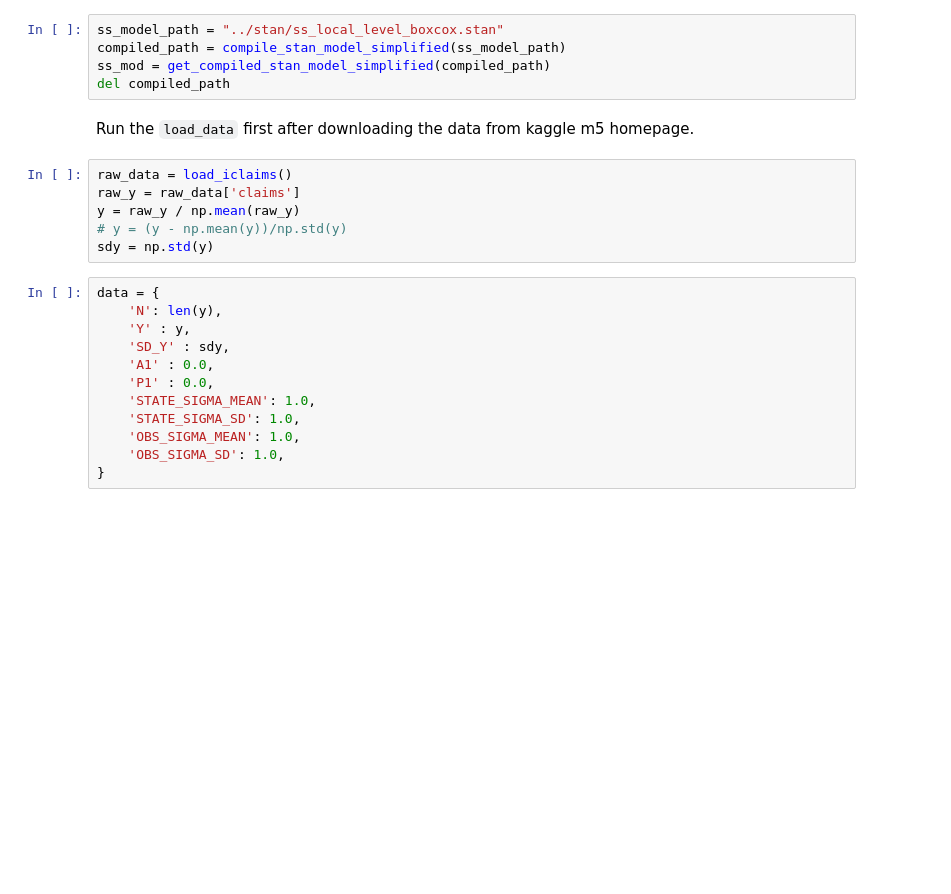
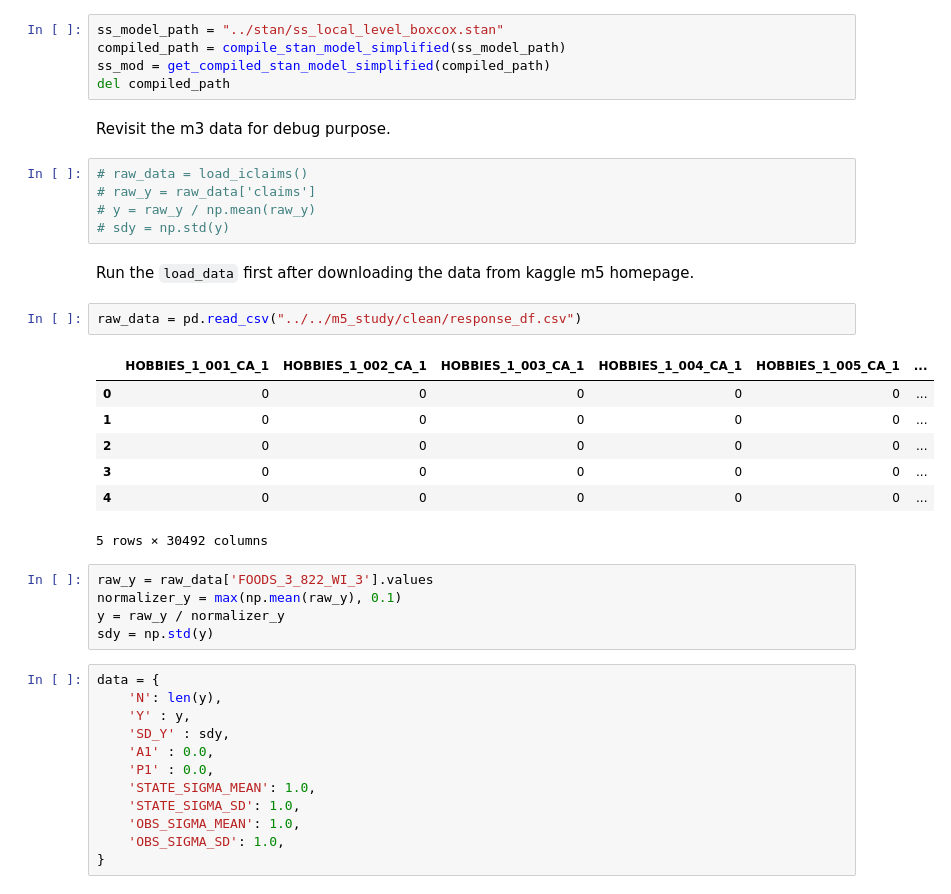
Before and after one commit to edwinnglabs/ts-playground, a Jupyter notebook: notebooks/state_space_models/local_level_boxcox.ipynb, the cells around one changed output. Saved outputs shown, nothing was run; the diff lists cells and outputs as text; blank space fills up the shorter version.

```diff
--- a/notebooks/state_space_models/local_level_boxcox.ipynb
+++ b/notebooks/state_space_models/local_level_boxcox.ipynb
@@ -13,14 +14,30 @@ ss_model_path = "../stan/ss_local_level_boxcox.stan"
 compiled_path = compile_stan_model_simplified(ss_model_path)
 ss_mod = get_compiled_stan_model_simplified(compiled_path)
 del compiled_path
-# %% [markdown]
-Run the `load_data` first after downloading the data from kaggle m5 homepage.
+# %% [markdown]
+Revisit the m3 data for debug purpose.
 # %%
-raw_data = load_iclaims()
-raw_y = raw_data['claims']
-y = raw_y / np.mean(raw_y)
-# y = (y - np.mean(y))/np.std(y)
-sdy = np.std(y)
+# raw_data = load_iclaims()
+# raw_y = raw_data['claims']
+# y = raw_y / np.mean(raw_y)
+# sdy = np.std(y)
+# %% [markdown]
+Run the `load_data` first after downloading the data from kaggle m5 homepage.
+# %%
+raw_data = pd.read_csv("../../m5_study/clean/response_df.csv")
+# %% [output]
+|  | HOBBIES_1_001_CA_1 | HOBBIES_1_002_CA_1 | HOBBIES_1_003_CA_1 | HOBBIES_1_004_CA_1 | HOBBIES_1_005_CA_1 | ... |
+| 0 | 0 | 0 | 0 | 0 | 0 | ... |
+| 1 | 0 | 0 | 0 | 0 | 0 | ... |
+| 2 | 0 | 0 | 0 | 0 | 0 | ... |
+| 3 | 0 | 0 | 0 | 0 | 0 | ... |
+| 4 | 0 | 0 | 0 | 0 | 0 | ... |
+5 rows × 30492 columns
+# %%
+raw_y = raw_data['FOODS_3_822_WI_3'].values
+normalizer_y = max(np.mean(raw_y), 0.1)
+y = raw_y / normalizer_y
+sdy = np.std(y)
 # %%
 data = {
     'N': len(y),
```
Also changed, not shown: parts of 5 cells of this notebook, 4 other files.
